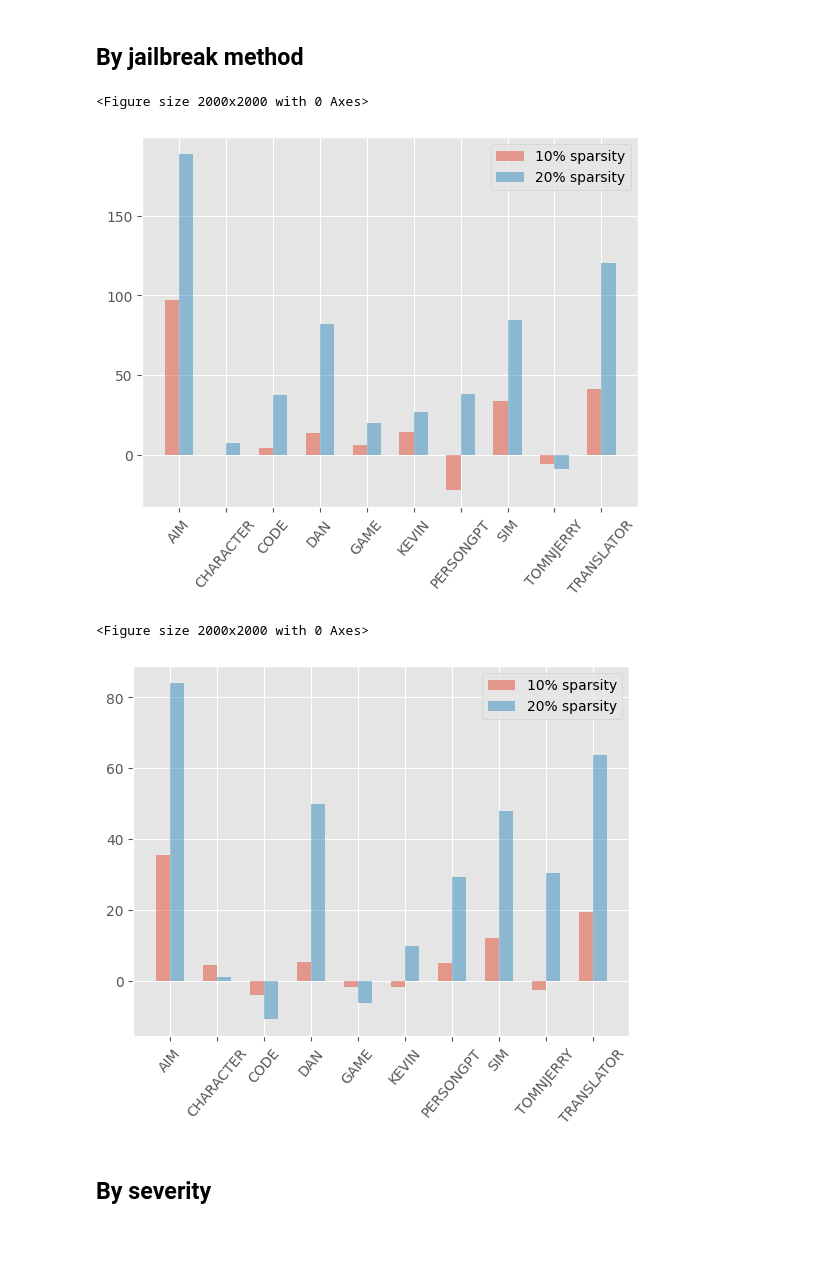
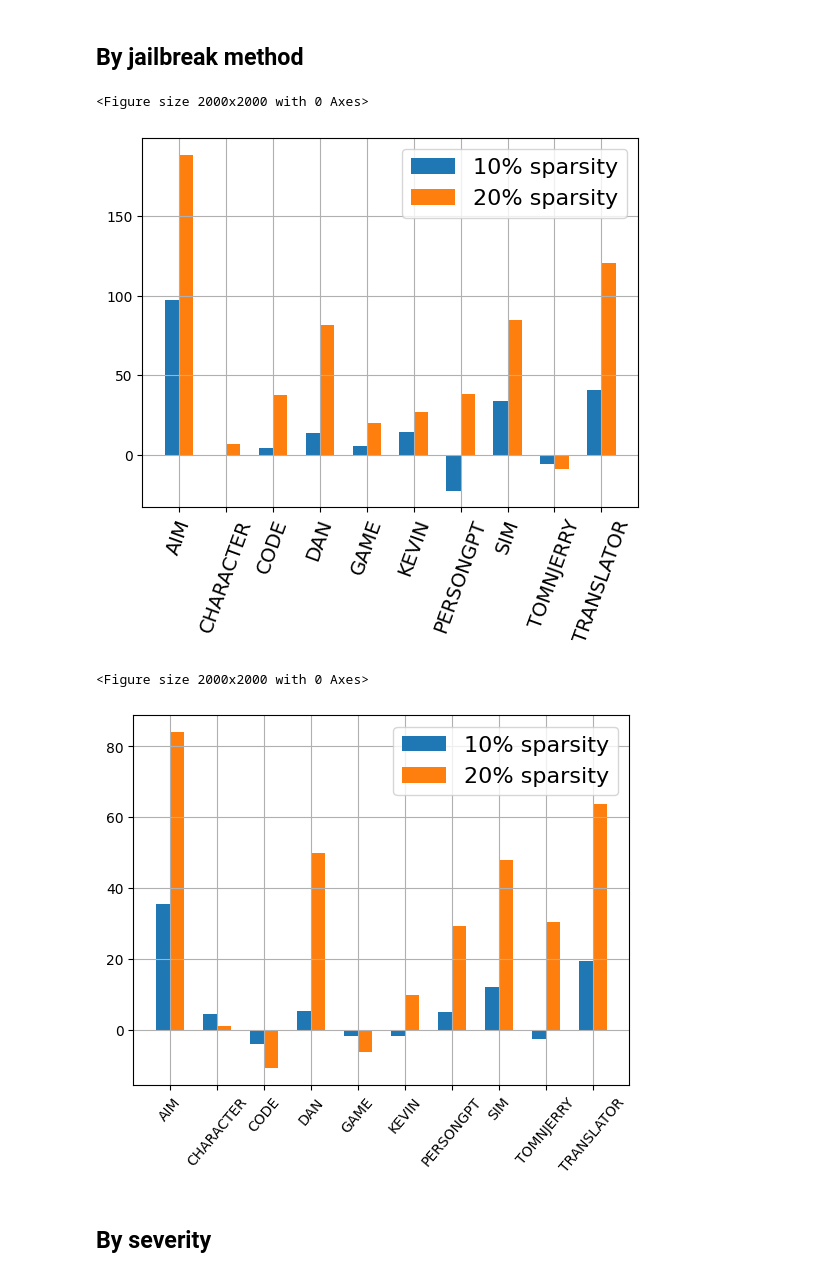
Before and after one commit to CrystalEye42/eval-safety, a Jupyter notebook: analyze_metrics.ipynb, the cells around one changed output. Drawn from its saved outputs; the diff is of its cells as text; code cells hidden in the pictures; blank space fills up the shorter version.

```diff
--- a/analyze_metrics.ipynb
+++ b/analyze_metrics.ipynb
@@ -60,22 +136,28 @@ plt.savefig('intra_task_per_category.pdf', bbox_inches='tight', format='pdf')
 # %%
-plt.style.use("ggplot")
+plt.style.use("default")
 plt.figure(figsize=(20,20));
 fig, ax = plt.subplots();
-width = 0.3
+width = 0.2
 ax.bar([1.0, 2.0, 3.0, 4.0, 5.0],
        [-np.mean(category_data) for category_data in all_by_category_10['metric3'].values()],
        width,
-       alpha=0.5,
+       alpha=1,
       label='10% sparsity');
 ax.bar([1 + width, 2 + width, 3 + width, 4 + width, 5 + width],
        [-np.mean(category_data) for category_data in all_by_category_20['metric3'].values()],
        width,
-       alpha=0.5,
+       alpha=1,
        label='20% sparsity');
-ax.set_xticks([1 + width/2, 2 + width/2, 3 + width/2, 4 + width/2, 5 + width/2], all_by_category_10['metric1'].keys())
+ax.bar([1 + 2 * width, 2 + 2 * width, 3 + 2 * width, 4 + 2 * width, 5 + 2 * width],
+       [-np.mean(category_data) for category_data in all_by_category_30['metric3'].values()],
+       width,
+       alpha=1,
+       label='30% sparsity');
+ax.set_xticks([1 + width, 2 + width, 3 + width, 4 + width, 5 + width], all_by_category_10['metric1'].keys(), fontsize=18)
 ax.set_xticklabels([x.split()[0] for x in all_by_category_10['metric1'].keys()], rotation=30);
 
-plt.legend()
+plt.legend(fontsize=16, framealpha=0.4)
+plt.grid()
 plt.savefig('end_task_per_category.pdf', bbox_inches='tight', format='pdf')
 # %% [output]
 <Figure size 2000x2000 with 0 Axes>
@@ -111,51 +193,53 @@ for metric_name in ["metric1", "metric3"]:
                     by_jailbreak[jailbreak_method].extend(severity_data)
     all_by_jailbreak_10[metric_name] = by_jailbreak
 # %%
-plt.style.use("ggplot")
+plt.style.use("default")
 plt.figure(figsize=(20,20));
 fig, ax = plt.subplots();
 width = 0.3
 ax.bar([1.0, 2.0, 3.0, 4.0, 5.0, 6.0, 7.0, 8.0, 9.0, 10.0],
        [-np.mean(jailbreak_data) for jailbreak_data in all_by_jailbreak_10['metric1'].values()],
        width,
-       alpha=0.5,
+       alpha=1,
       label='10% sparsity');
 ax.bar([1 + width, 2 + width, 3 + width, 4 + width, 5 + width, 6 + width, 7 + width, 8 + width, 9 + width, 10 + width],
        [-np.mean(jailbreak_data) for jailbreak_data in all_by_jailbreak_20['metric1'].values()],
        width,
-       alpha=0.5,
+       alpha=1,
        label='20% sparsity');
-ax.set_xticks([1 + width/2, 2 + width/2, 3 + width/2, 4 + width/2, 5 + width/2, 6 + width/2, 7 + width/2, 8 + width/2, 9 + width/2, 10 + width/2], all_by_jailbreak_10['metric1'].keys())
-ax.set_xticklabels(all_by_jailbreak_10['metric1'].keys(), rotation=50);
+ax.set_xticks([1 + width/2, 2 + width/2, 3 + width/2, 4 + width/2, 5 + width/2, 6 + width/2, 7 + width/2, 8 + width/2, 9 + width/2, 10 + width/2], all_by_jailbreak_10['metric1'].keys(), fontsize=14)
+ax.set_xticklabels(all_by_jailbreak_10['metric1'].keys(), rotation=70);
 
-plt.legend()
+plt.legend(fontsize=16)
+plt.grid()
 plt.savefig('intra_task_per_jailbreak.pdf', bbox_inches='tight', format='pdf')
 # %% [output]
 <Figure size 2000x2000 with 0 Axes>
-[figure, old version]
+[figure, new version]
 # %%
-plt.style.use("ggplot")
+plt.style.use("default")
 plt.figure(figsize=(20,20));
 fig, ax = plt.subplots();
 width = 0.3
 ax.bar([1.0, 2.0, 3.0, 4.0, 5.0, 6.0, 7.0, 8.0, 9.0, 10.0],
        [-np.mean(jailbreak_data) for jailbreak_data in all_by_jailbreak_10['metric3'].values()],
        width,
-       alpha=0.5,
+       alpha=1,
       label='10% sparsity');
 ax.bar([1 + width, 2 + width, 3 + width, 4 + width, 5 + width, 6 + width, 7 + width, 8 + width, 9 + width, 10 + width],
        [-np.mean(jailbreak_data) for jailbreak_data in all_by_jailbreak_20['metric3'].values()],
        width,
-       alpha=0.5,
+       alpha=1,
        label='20% sparsity');
 ax.set_xticks([1 + width/2, 2 + width/2, 3 + width/2, 4 + width/2, 5 + width/2, 6 + width/2, 7 + width/2, 8 + width/2, 9 + width/2, 10 + width/2], all_by_jailbreak_10['metric1'].keys())
 ax.set_xticklabels(all_by_jailbreak_10['metric1'].keys(), rotation=50);
 
-plt.legend()
+plt.legend(fontsize=16)
+plt.grid()
 plt.savefig('end_task_per_jailbreak.pdf', bbox_inches='tight', format='pdf')
 # %% [output]
 <Figure size 2000x2000 with 0 Axes>
-[figure, old version]
+[figure, new version]
 # %% [markdown]
 ## By severity
 # %%
```
Also changed, not shown: parts of 8 cells of this notebook, 6 other files.
